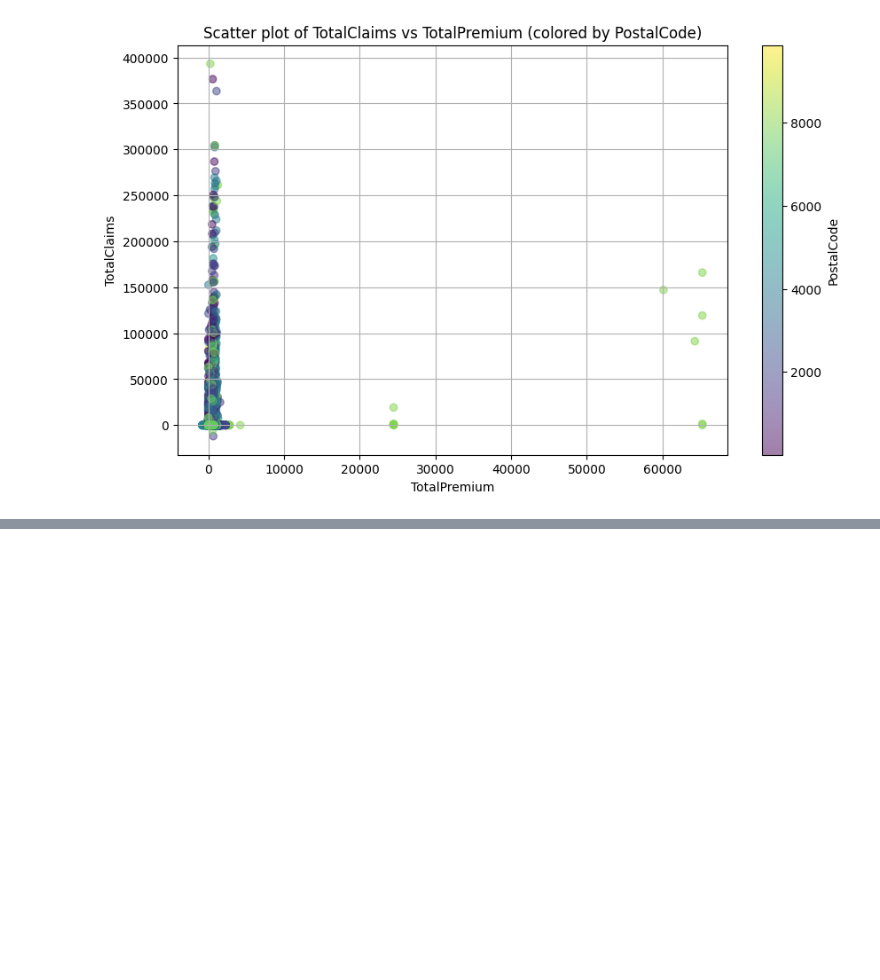
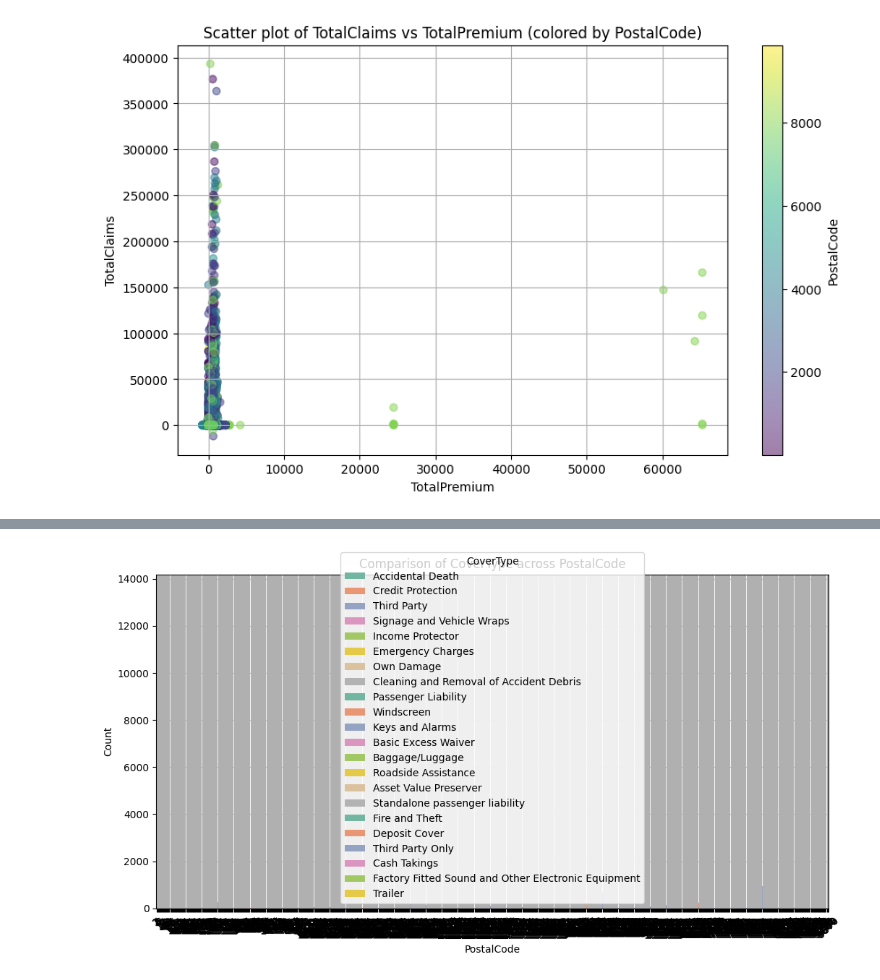
Before and after one commit to NaimaT15/Insurance-Analysis, a Jupyter notebook: notebooks/insurance_anlysis.ipynb, the cells around one changed output, grey strips where cells are left out. Saved outputs shown, nothing was run; the diff lists cells and outputs as text; code cells hidden in the pictures; blank space fills up the shorter version.

Commit message:
Visualization

```diff
--- a/notebooks/insurance_anlysis.ipynb
+++ b/notebooks/insurance_anlysis.ipynb
@@ -135,0 +136,7 @@ ImportError: cannot import name 'plot_correlation_matrix' from 'insurance_analys
+# %%
+from insurance_analysis import plot_cover_type_trends
+
+# Compare insurance cover type across PostalCode
+plot_cover_type_trends(cleaned_data, 'PostalCode', 'CoverType')
+# %% [output]
+[figure, added]
```
Also changed, not shown: parts of 7 cells of this notebook, 1 other file.
